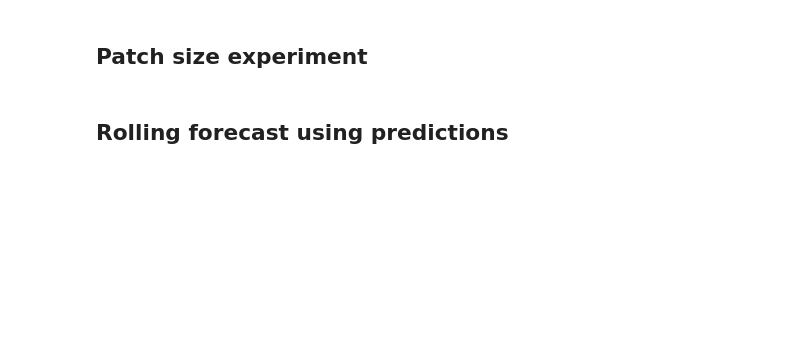
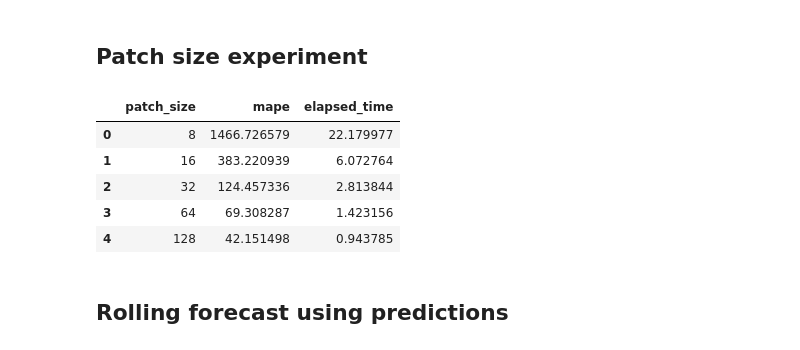
Before and after one commit to anamabo/medium-blogs, a Jupyter notebook: moirai-moe/notebooks/moiraimoe_forecast_dataset2.ipynb, the cells around one changed output. Saved outputs shown, nothing was run; the diff lists cells and outputs as text; code cells hidden in the pictures; blank space fills up the shorter version.

```diff
--- a/moirai-moe/notebooks/moiraimoe_forecast_dataset2.ipynb
+++ b/moirai-moe/notebooks/moiraimoe_forecast_dataset2.ipynb
@@ -110,3 +158,15 @@ print(mae)
+# %%
+mape_batch_size_df = pd.DataFrame(
+    {"patch_size": patches_list, "mape": mape_list, "elapsed_time": time_list}
+)
+mape_batch_size_df
+# %% [output]
+|  | patch_size | mape | elapsed_time |
+| 0 | 8 | 1466.726579 | 22.179977 |
+| 1 | 16 | 383.220939 | 6.072764 |
+| 2 | 32 | 124.457336 | 2.813844 |
+| 3 | 64 | 69.308287 | 1.423156 |
+| 4 | 128 | 42.151498 | 0.943785 |
 # %% [markdown]
 ## Rolling forecast using predictions
 # %%
```
Also changed, not shown: parts of 7 cells of this notebook, 1 other file.
